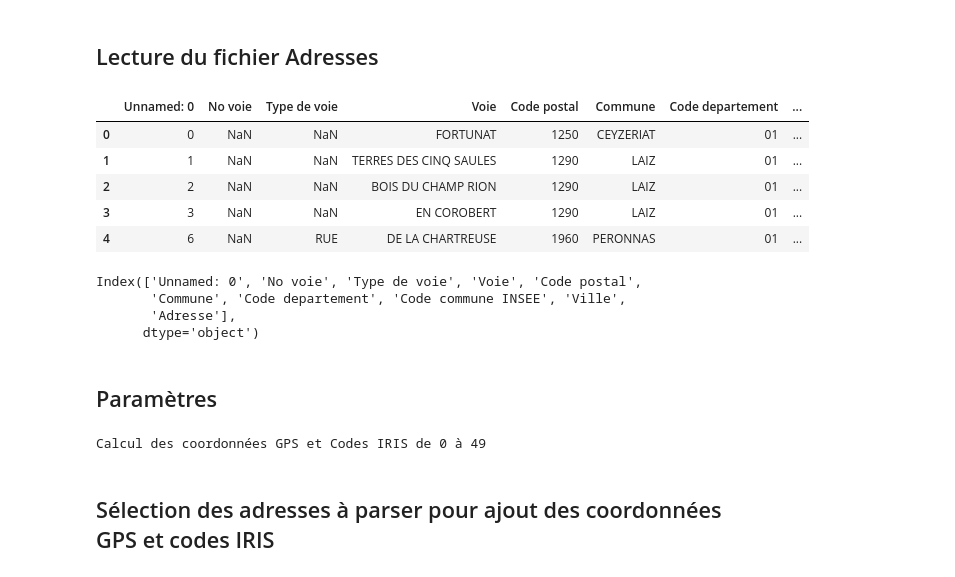
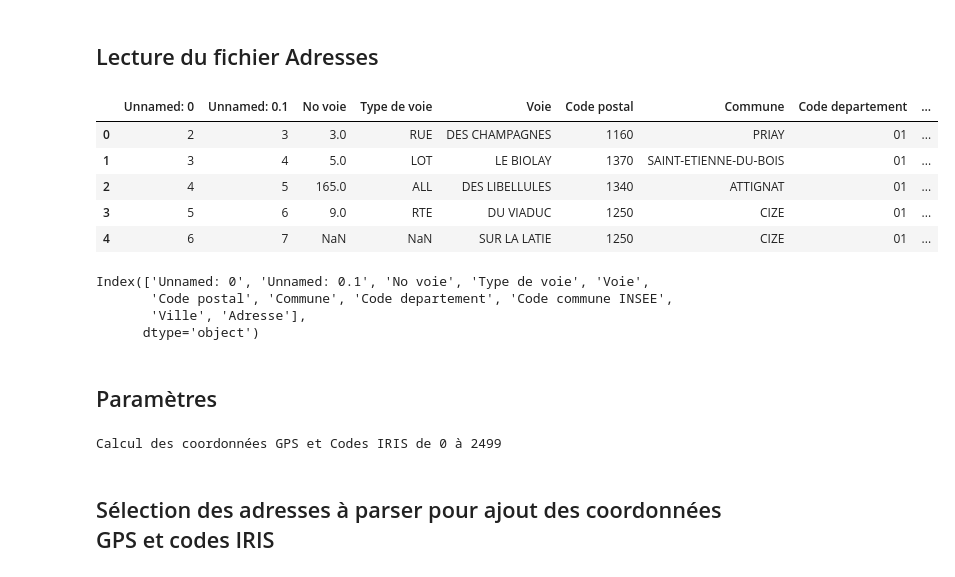
Before and after one commit to avr21continudsimmo/projet_immo, a Jupyter notebook: 02 - get_gps_coordinates_from_addresses-v5.ipynb, the cells around one changed output. Saved outputs shown, nothing was run; the diff lists cells and outputs as text; code cells hidden in the pictures.

```diff
--- a/02 - get_gps_coordinates_from_addresses-v5.ipynb
+++ b/02 - get_gps_coordinates_from_addresses-v5.ipynb
@@ -22,3 +16,5 @@ from geopy.geocoders import Nominatim
 import json
 import requests
 import time
+# %%
+year = '2019'
@@ -26,22 +28,22 @@ import time
 ## Lecture du fichier Adresses
 # %%
 # Chargement du jeu de données
-df = pd.read_csv('01A - export_dvf_adresses_valeursfoncieres-2020.txt.csv', sep=",",
+df = pd.read_csv('01A - export_dvf_adresses_' + year + '.csv', sep=",",
                 dtype = {'Code postal': str, 'Code departement': str, 'Code commune INSEE': str})
 df.head()
 # %% [output]
-|  | Unnamed: 0 | No voie | Type de voie | Voie | Code postal | Commune | Code departement | ... |
-| 0 | 0 | NaN | NaN | FORTUNAT | 1250 | CEYZERIAT | 01 | ... |
-| 1 | 1 | NaN | NaN | TERRES DES CINQ SAULES | 1290 | LAIZ | 01 | ... |
-| 2 | 2 | NaN | NaN | BOIS DU CHAMP RION | 1290 | LAIZ | 01 | ... |
-| 3 | 3 | NaN | NaN | EN COROBERT | 1290 | LAIZ | 01 | ... |
-| 4 | 6 | NaN | RUE | DE LA CHARTREUSE | 1960 | PERONNAS | 01 | ... |
+|  | Unnamed: 0 | Unnamed: 0.1 | No voie | Type de voie | Voie | Code postal | Commune | Code departement | ... |
+| 0 | 2 | 3 | 3.0 | RUE | DES CHAMPAGNES | 1160 | PRIAY | 01 | ... |
+| 1 | 3 | 4 | 5.0 | LOT | LE BIOLAY | 1370 | SAINT-ETIENNE-DU-BOIS | 01 | ... |
+| 2 | 4 | 5 | 165.0 | ALL | DES LIBELLULES | 1340 | ATTIGNAT | 01 | ... |
+| 3 | 5 | 6 | 9.0 | RTE | DU VIADUC | 1250 | CIZE | 01 | ... |
+| 4 | 6 | 7 | NaN | NaN | SUR LA LATIE | 1250 | CIZE | 01 | ... |
 # %%
 print(df.columns)
 # %% [output]
-Index(['Unnamed: 0', 'No voie', 'Type de voie', 'Voie', 'Code postal',
-       'Commune', 'Code departement', 'Code commune INSEE', 'Ville',
-       'Adresse'],
+Index(['Unnamed: 0', 'Unnamed: 0.1', 'No voie', 'Type de voie', 'Voie',
+       'Code postal', 'Commune', 'Code departement', 'Code commune INSEE',
+       'Ville', 'Adresse'],
       dtype='object')
 # %% [markdown]
 ## Paramètres
@@ -51,13 +53,13 @@ row_first = 0
 row_last = df.shape[0]
 
 ### Renseigner manuellement si on souhaite ne parser qu'une partie des adresses
-# row_first = 0
-# row_last = 50
+row_first = 0
+row_last = 2500
 
 print("Calcul des coordonnées GPS et Codes IRIS de " + str(row_first) + " à " + str(row_last - 1))
 logging.info("Calcul des coordonnées GPS et Codes IRIS de " + str(row_first) + " à " + str(row_last - 1))
 # %% [output]
-Calcul des coordonnées GPS et Codes IRIS de 0 à 49
+Calcul des coordonnées GPS et Codes IRIS de 0 à 2499
 # %%
 # Fréquence de l'export intermédiaire (si problème d'API)
 freq_export = 1000
```
Also changed, not shown: parts of 11 cells of this notebook, 16 other files.
